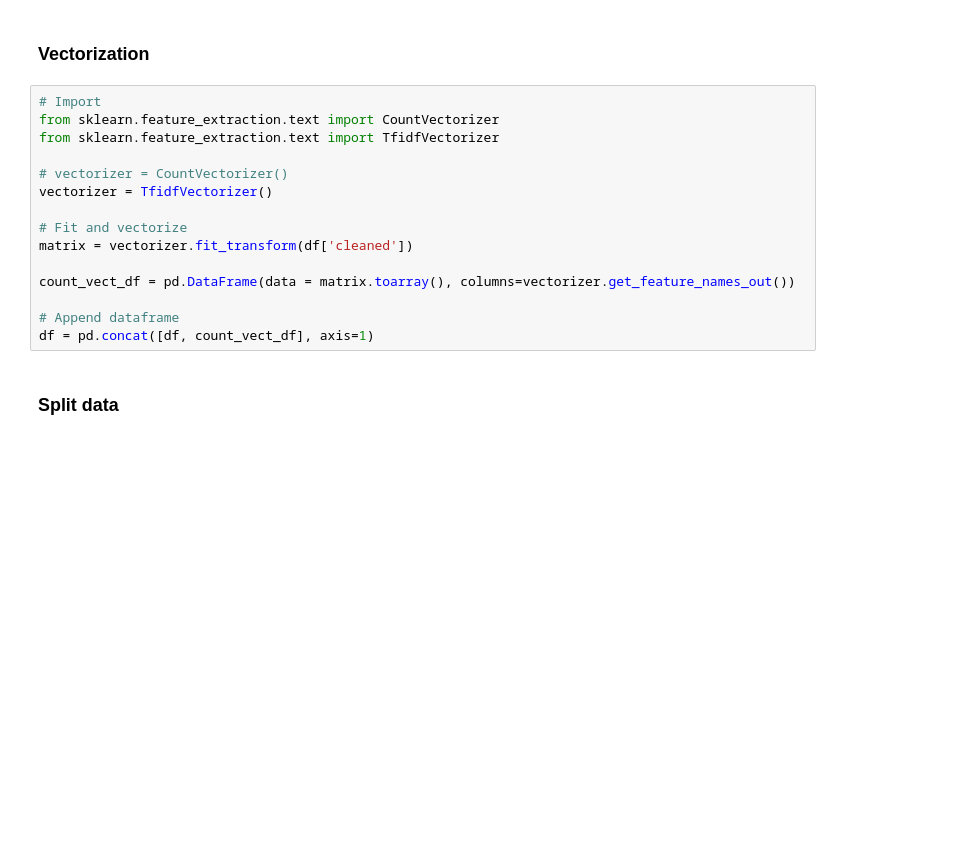
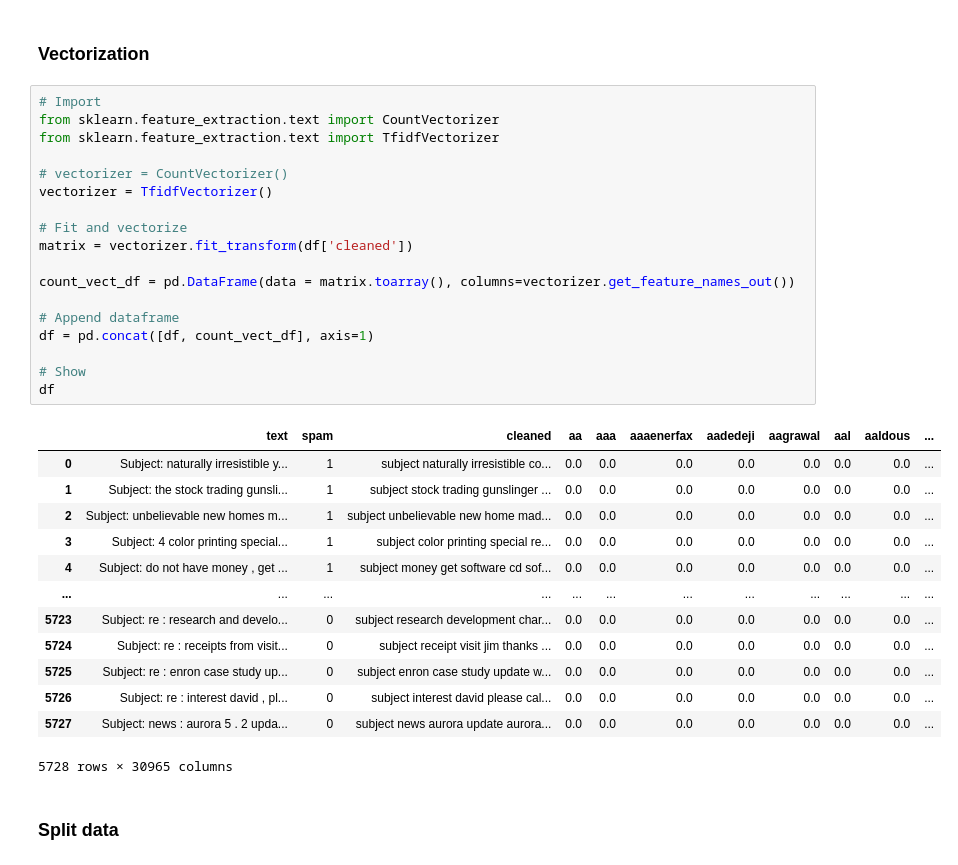
Before and after one commit to benjv22/ICT-INN-tp-22-SpamFilterPoC, a Jupyter notebook: NLP PoC.ipynb, the cells around one changed output. Cells and saved outputs as stored; diff of their text form; blank space fills up the shorter version.

```diff
--- a/NLP PoC.ipynb
+++ b/NLP PoC.ipynb
@@ -95,18 +129,35 @@ df['cleaned'] = df['text'].apply(Cleaner)
 # %%
 # Import
 from sklearn.feature_extraction.text import CountVectorizer
 from sklearn.feature_extraction.text import TfidfVectorizer
 
 # vectorizer = CountVectorizer()
 vectorizer = TfidfVectorizer()
 
 # Fit and vectorize
 matrix = vectorizer.fit_transform(df['cleaned'])
 
 count_vect_df = pd.DataFrame(data = matrix.toarray(), columns=vectorizer.get_feature_names_out())
 
 # Append dataframe
 df = pd.concat([df, count_vect_df], axis=1)
+
+# Show
+df
+# %% [output]
+|  | text | spam | cleaned | aa | aaa | aaaenerfax | aadedeji | aagrawal | aal | aaldous | ... |
+| 0 | Subject: naturally irresistible y... | 1 | subject naturally irresistible co... | 0.0 | 0.0 | 0.0 | 0.0 | 0.0 | 0.0 | 0.0 | ... |
+| 1 | Subject: the stock trading gunsli... | 1 | subject stock trading gunslinger ... | 0.0 | 0.0 | 0.0 | 0.0 | 0.0 | 0.0 | 0.0 | ... |
+| 2 | Subject: unbelievable new homes m... | 1 | subject unbelievable new home mad... | 0.0 | 0.0 | 0.0 | 0.0 | 0.0 | 0.0 | 0.0 | ... |
+| 3 | Subject: 4 color printing special... | 1 | subject color printing special re... | 0.0 | 0.0 | 0.0 | 0.0 | 0.0 | 0.0 | 0.0 | ... |
+| 4 | Subject: do not have money , get ... | 1 | subject money get software cd sof... | 0.0 | 0.0 | 0.0 | 0.0 | 0.0 | 0.0 | 0.0 | ... |
+| ... | ... | ... | ... | ... | ... | ... | ... | ... | ... | ... | ... |
+| 5723 | Subject: re : research and develo... | 0 | subject research development char... | 0.0 | 0.0 | 0.0 | 0.0 | 0.0 | 0.0 | 0.0 | ... |
+| 5724 | Subject: re : receipts from visit... | 0 | subject receipt visit jim thanks ... | 0.0 | 0.0 | 0.0 | 0.0 | 0.0 | 0.0 | 0.0 | ... |
+| 5725 | Subject: re : enron case study up... | 0 | subject enron case study update w... | 0.0 | 0.0 | 0.0 | 0.0 | 0.0 | 0.0 | 0.0 | ... |
+| 5726 | Subject: re : interest david , pl... | 0 | subject interest david please cal... | 0.0 | 0.0 | 0.0 | 0.0 | 0.0 | 0.0 | 0.0 | ... |
+| 5727 | Subject: news : aurora 5 . 2 upda... | 0 | subject news aurora update aurora... | 0.0 | 0.0 | 0.0 | 0.0 | 0.0 | 0.0 | 0.0 | ... |
+5728 rows × 30965 columns
 # %% [markdown]
 ### Split data
 # %%
```
Also changed, not shown: parts of 10 cells of this notebook.
